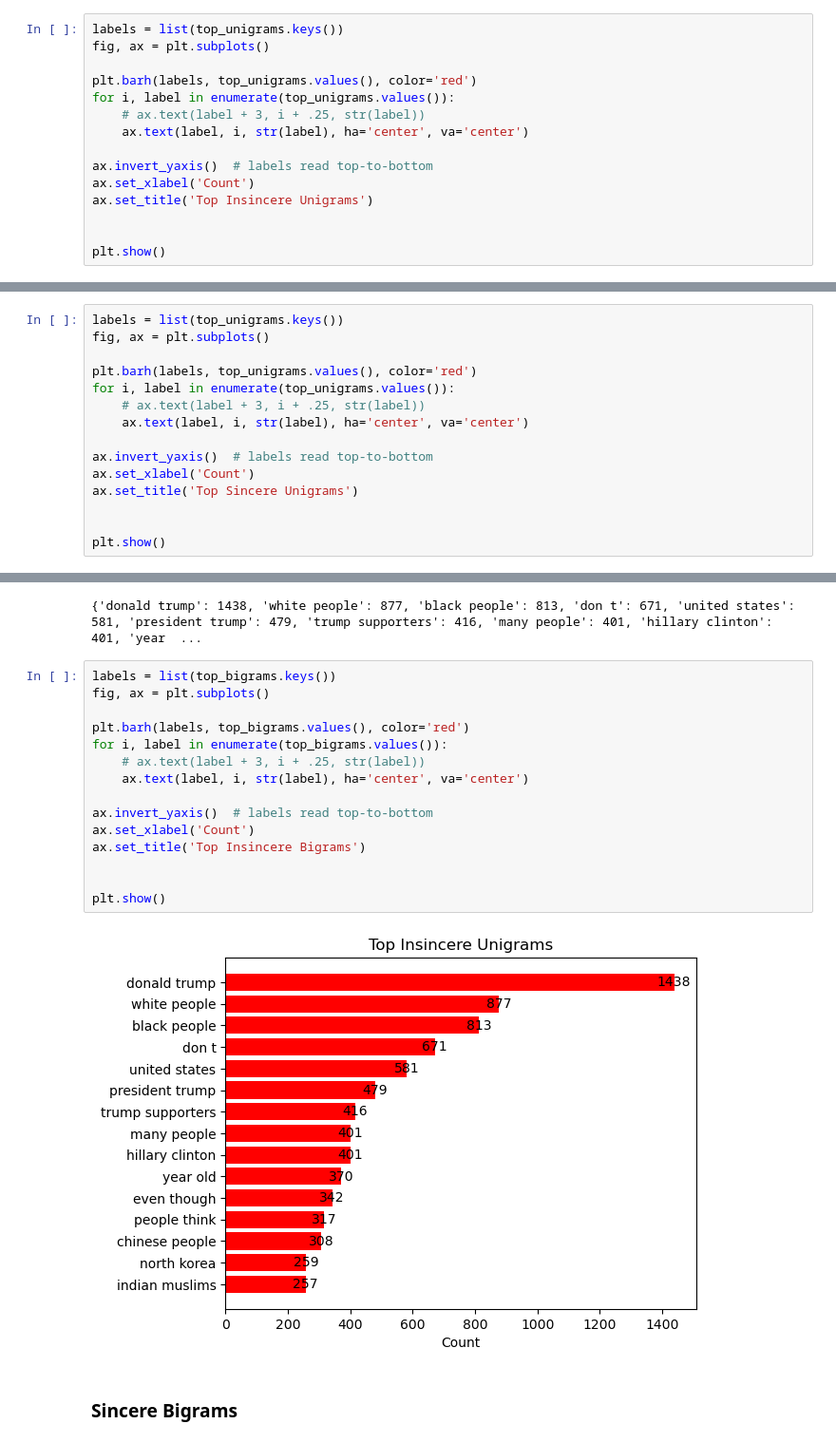
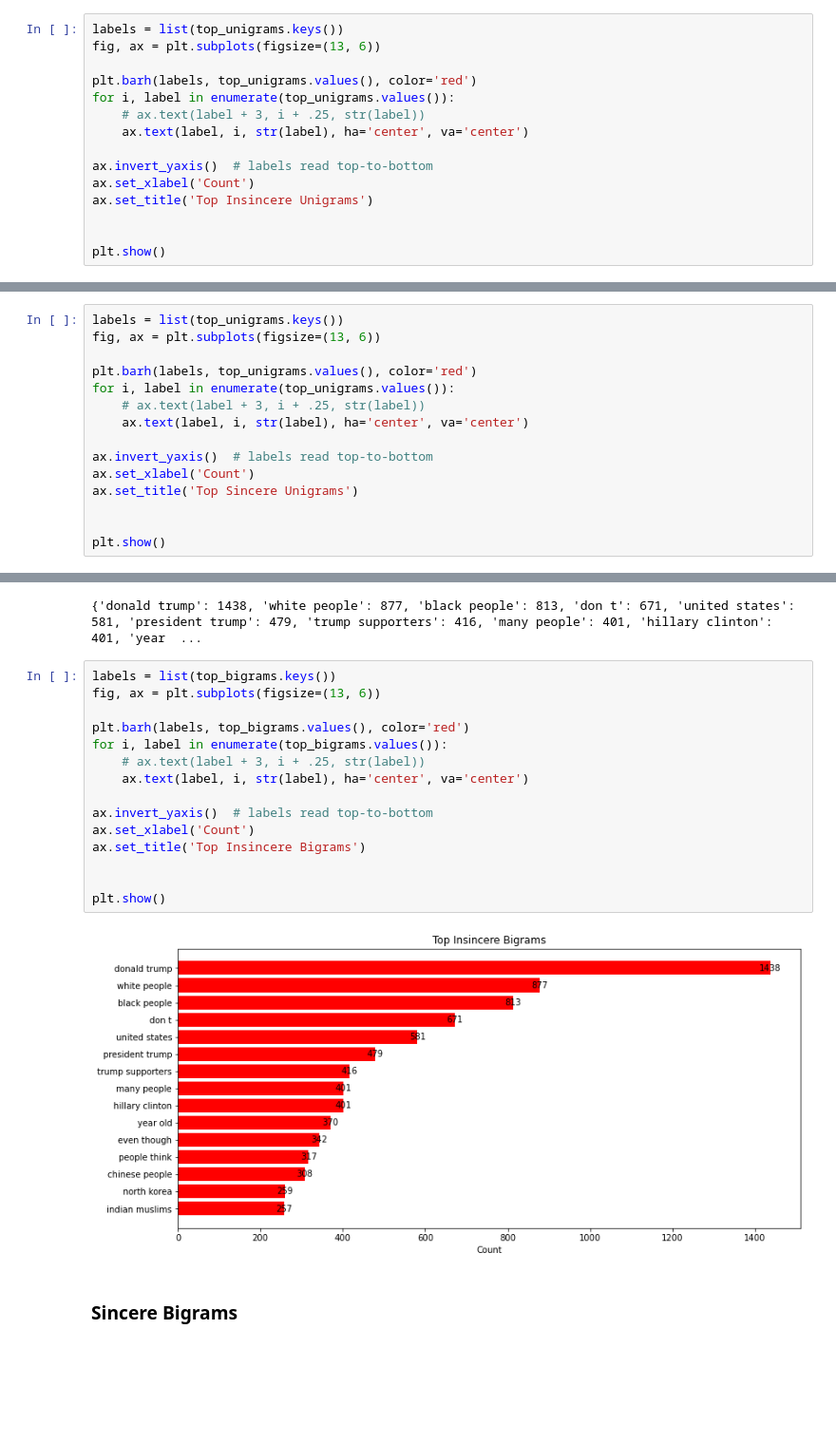
Before and after one commit to georgSquared/NLP-AUTh, a Jupyter notebook: notebooks/topics.ipynb, the cells around one changed output, grey strips where cells are left out. Shown: that part at 95% size. Saved outputs shown, nothing was run; the diff lists cells and outputs as text; blank space fills up the shorter version.

```diff
--- a/notebooks/topics.ipynb
+++ b/notebooks/topics.ipynb
@@ -44,6 +49,6 @@ print(top_unigrams)
 # %%
 labels = list(top_unigrams.keys())
-fig, ax = plt.subplots()
+fig, ax = plt.subplots(figsize=(13, 6))
 
 plt.barh(labels, top_unigrams.values(), color='red')
 for i, label in enumerate(top_unigrams.values()):
@@ -77,6 +82,6 @@ print(top_unigrams)
 # %%
 labels = list(top_unigrams.keys())
-fig, ax = plt.subplots()
+fig, ax = plt.subplots(figsize=(13, 6))
 
 plt.barh(labels, top_unigrams.values(), color='red')
 for i, label in enumerate(top_unigrams.values()):
@@ -117,21 +122,21 @@ print(top_bigrams)
 {'donald trump': 1438, 'white people': 877, 'black people': 813, 'don t': 671, 'united states': 581, 'president trump': 479, 'trump supporters': 416, 'many people': 401, 'hillary clinton': 401, 'year  ...
 # %%
 labels = list(top_bigrams.keys())
-fig, ax = plt.subplots()
+fig, ax = plt.subplots(figsize=(13, 6))
 
 plt.barh(labels, top_bigrams.values(), color='red')
 for i, label in enumerate(top_bigrams.values()):
     # ax.text(label + 3, i + .25, str(label))
     ax.text(label, i, str(label), ha='center', va='center')
 
 ax.invert_yaxis()  # labels read top-to-bottom
 ax.set_xlabel('Count')
 ax.set_title('Top Insincere Bigrams')
 
 
 plt.show()
 # %% [output]
-[figure, old version]
+[figure, new version]
 # %% [markdown]
 ### Sincere Bigrams
 # %%
```
Also changed, not shown: parts of 7 cells of this notebook, 2 other files.
